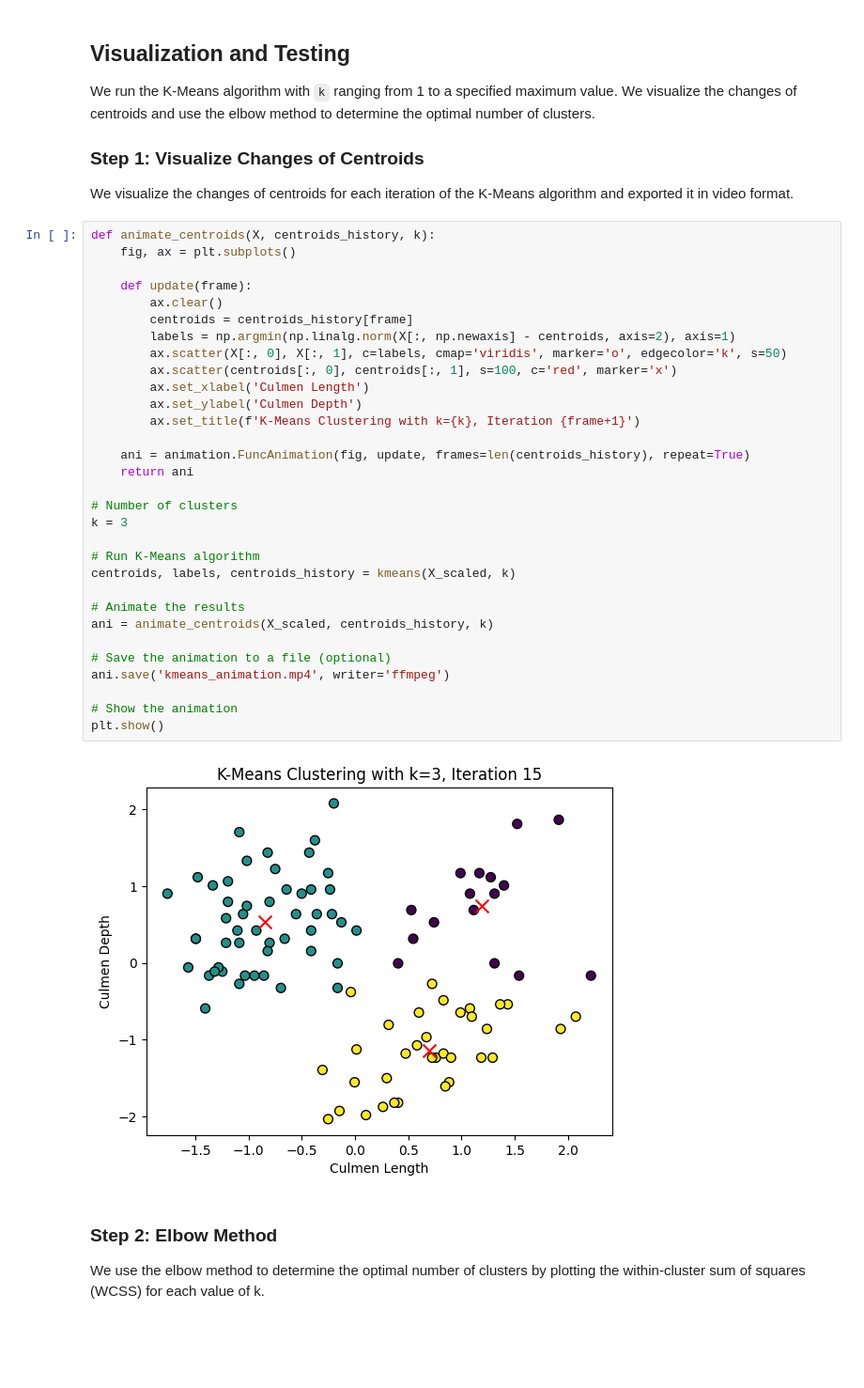
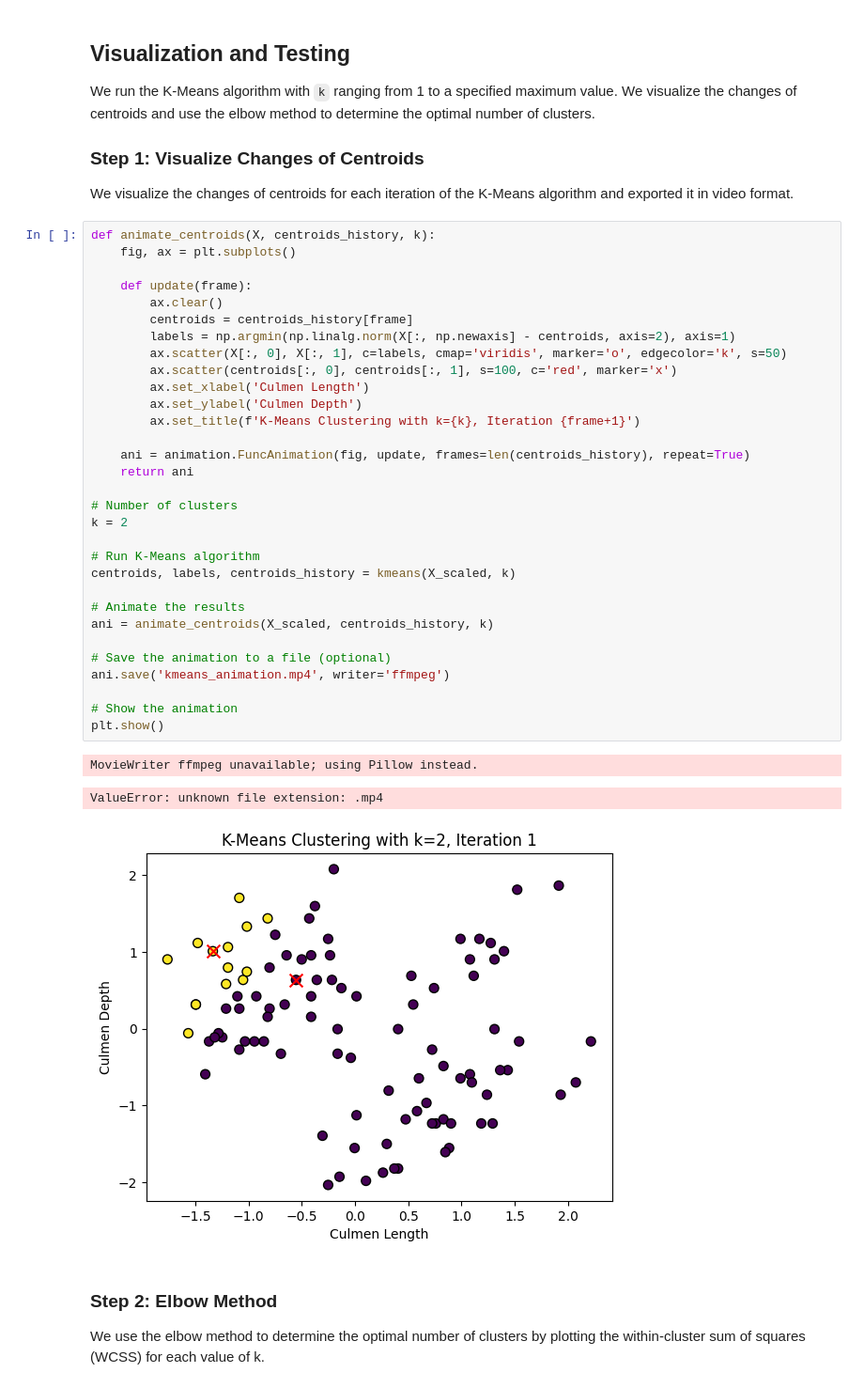
Before and after one commit to jvnthny-espiritu/ml-courseworks, a Jupyter notebook: k-means-activity/k-means.ipynb, the cells around one changed output. Shown: that part at 94% size. Drawn from its saved outputs; the diff is of its cells as text; blank space fills up the shorter version.

```diff
--- a/k-means-activity/k-means.ipynb
+++ b/k-means-activity/k-means.ipynb
@@ -159,35 +171,37 @@ We visualize the changes of centroids for each iteration of the K-Means algorith
 def animate_centroids(X, centroids_history, k):
     fig, ax = plt.subplots()
 
     def update(frame):
         ax.clear()
         centroids = centroids_history[frame]
         labels = np.argmin(np.linalg.norm(X[:, np.newaxis] - centroids, axis=2), axis=1)
         ax.scatter(X[:, 0], X[:, 1], c=labels, cmap='viridis', marker='o', edgecolor='k', s=50)
         ax.scatter(centroids[:, 0], centroids[:, 1], s=100, c='red', marker='x')
         ax.set_xlabel('Culmen Length')
         ax.set_ylabel('Culmen Depth')
         ax.set_title(f'K-Means Clustering with k={k}, Iteration {frame+1}')
 
     ani = animation.FuncAnimation(fig, update, frames=len(centroids_history), repeat=True)
     return ani
 
 # Number of clusters
-k = 3
+k = 2
 
 # Run K-Means algorithm
 centroids, labels, centroids_history = kmeans(X_scaled, k)
 
 # Animate the results
 ani = animate_centroids(X_scaled, centroids_history, k)
 
 # Save the animation to a file (optional)
 ani.save('kmeans_animation.mp4', writer='ffmpeg')
 
 # Show the animation
 plt.show()
 # %% [output]
+MovieWriter ffmpeg unavailable; using Pillow instead.
+ValueError: unknown file extension: .mp4
-[figure, old version]
+[figure, new version]
 # %% [markdown]
 ### Step 2: Elbow Method
 
```
Also changed, not shown: parts of 2 cells of this notebook, 1 other file.
